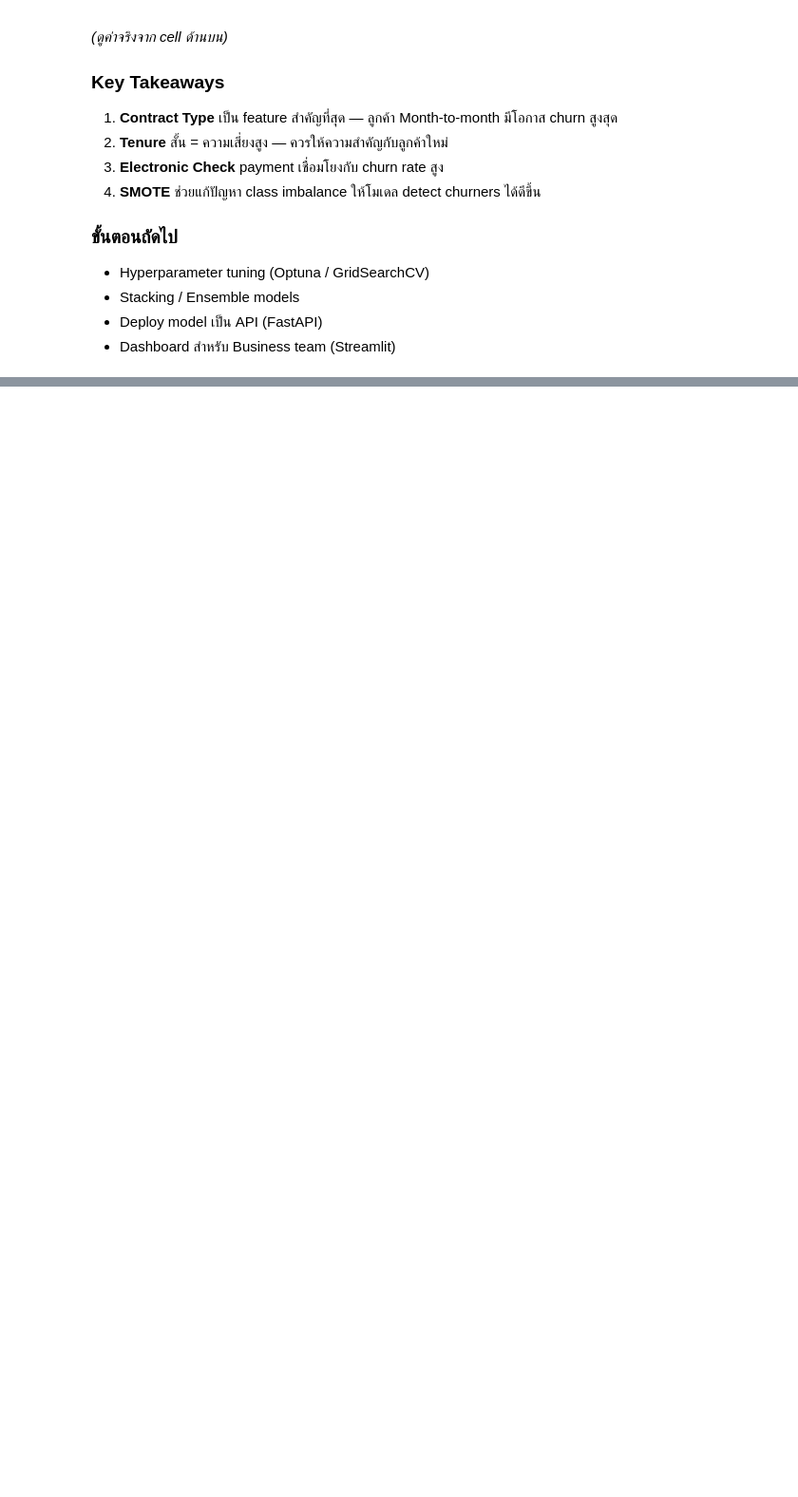
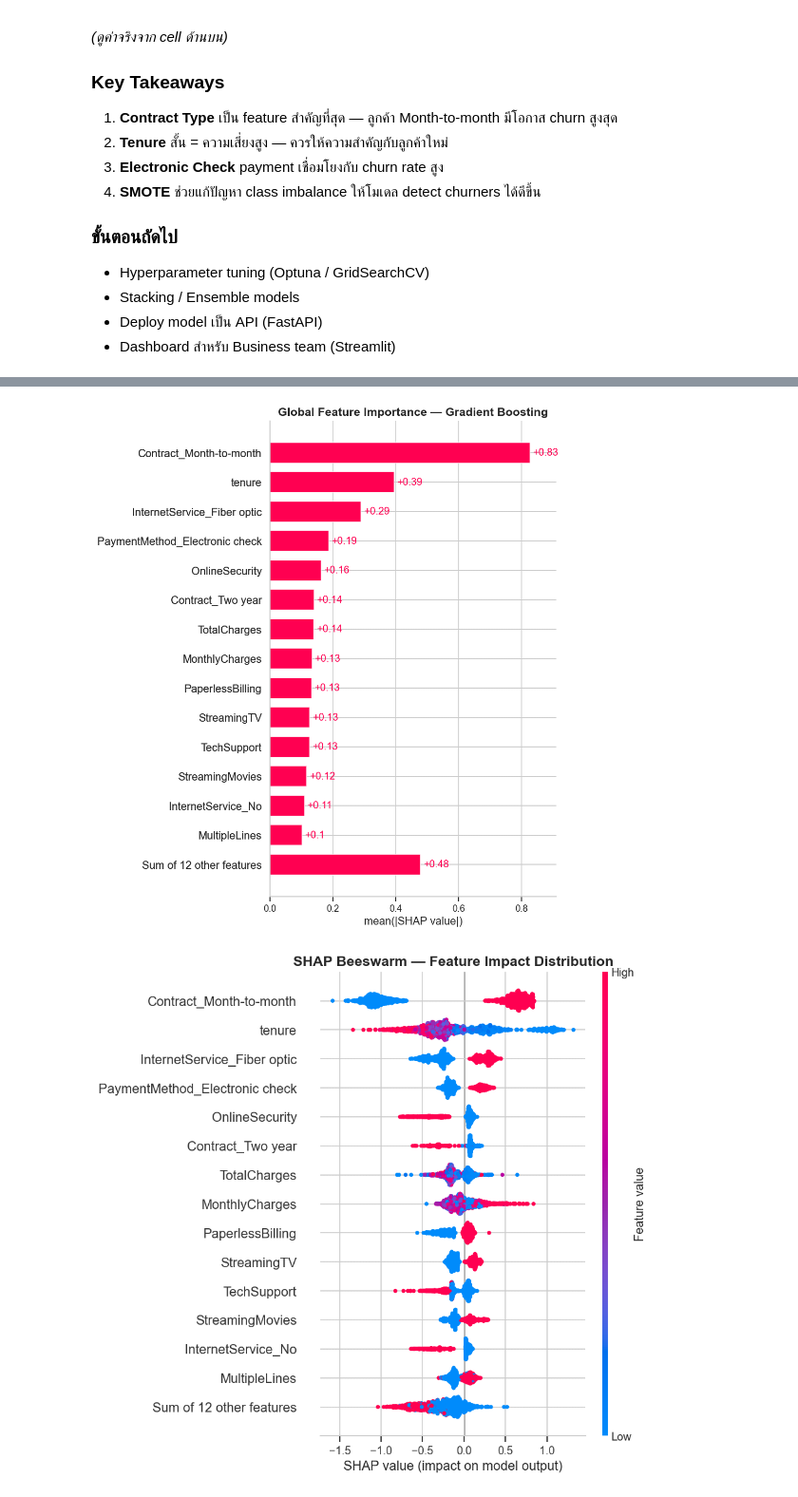
Before and after one commit to Papimon-Ko/customer-churn-prediction, a Jupyter notebook: notebooks/customer_churn.ipynb, the cells around one changed output, grey strips where cells are left out. Shown at 95% size. Drawn from its saved outputs; the diff is of its cells as text; code cells hidden in the pictures; blank space fills up the shorter version.

```diff
--- a/notebooks/customer_churn.ipynb
+++ b/notebooks/customer_churn.ipynb
@@ -658,0 +670,17 @@ plt.show()
+# %%
+import shap
+
+best_model    = results[best_name]['model']
+feature_names = X.columns.tolist()
+
+# Wrap scaled test set as DataFrame so SHAP uses feature names
+X_test_df = pd.DataFrame(X_test_sc, columns=feature_names)
+
+# TreeExplainer is optimized for tree-based models (GB, RF, XGBoost)
+explainer   = shap.TreeExplainer(best_model)
+shap_values = explainer(X_test_df)
+
+print(f"SHAP values computed for {len(X_test_df):,} test customers")
+print(f"Shape: {shap_values.values.shape}  (customers × features)")
+base_value = np.asarray(explainer.expected_value).ravel()[0]
+print(f"Base value (expected log-odds): {base_value:.4f}")
@@ -658,0 +726,15 @@ plt.show()
+# %%
+# ── Bar Chart: Mean |SHAP| — Global Feature Importance ───────────────────────
+shap.plots.bar(shap_values, max_display=15, show=False)
+plt.title(f'Global Feature Importance — {best_name}', fontweight='bold', fontsize=14)
+plt.tight_layout()
+plt.show()
+
+# ── Beeswarm: Feature Impact Distribution ─────────────────────────────────────
+shap.plots.beeswarm(shap_values, max_display=15, show=False)
+plt.title('SHAP Beeswarm — Feature Impact Distribution', fontweight='bold', fontsize=14)
+plt.tight_layout()
+plt.show()
+# %% [output]
+[figure, added]
+[figure, added]
```
Also changed, not shown: parts of 7 cells of this notebook, 7 other files.
